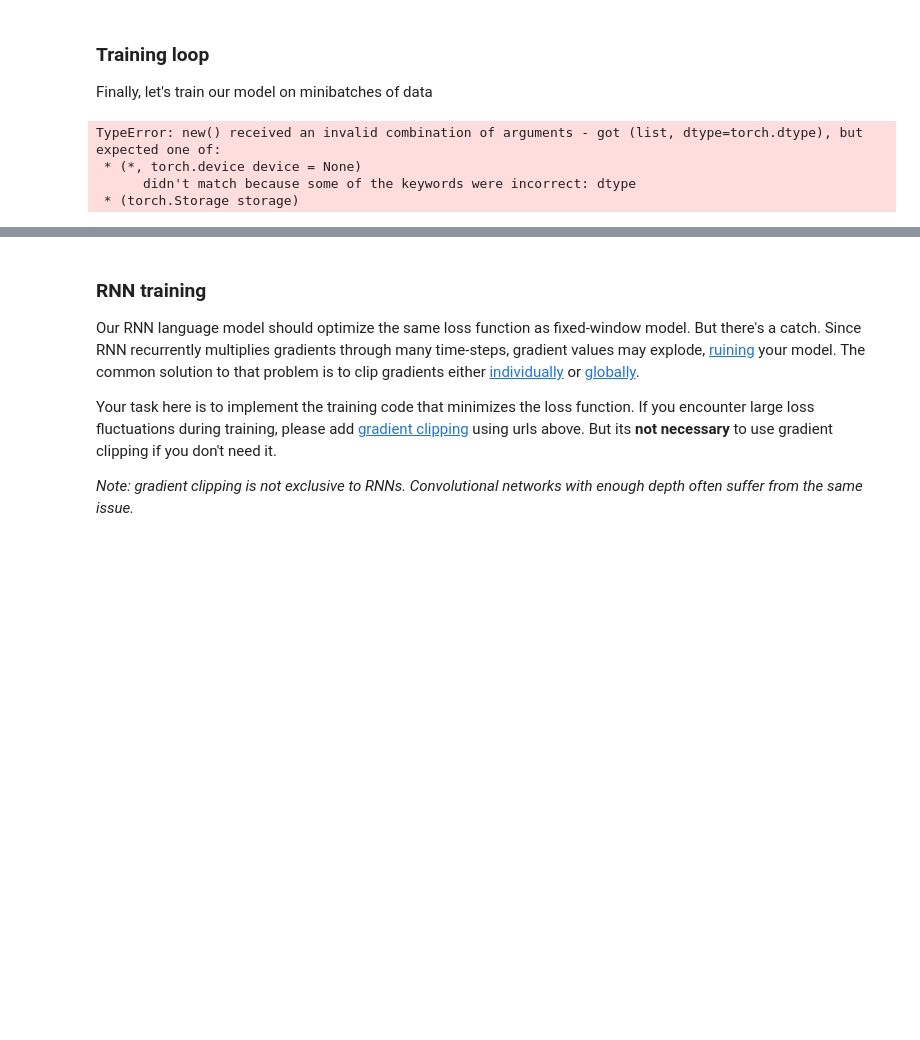
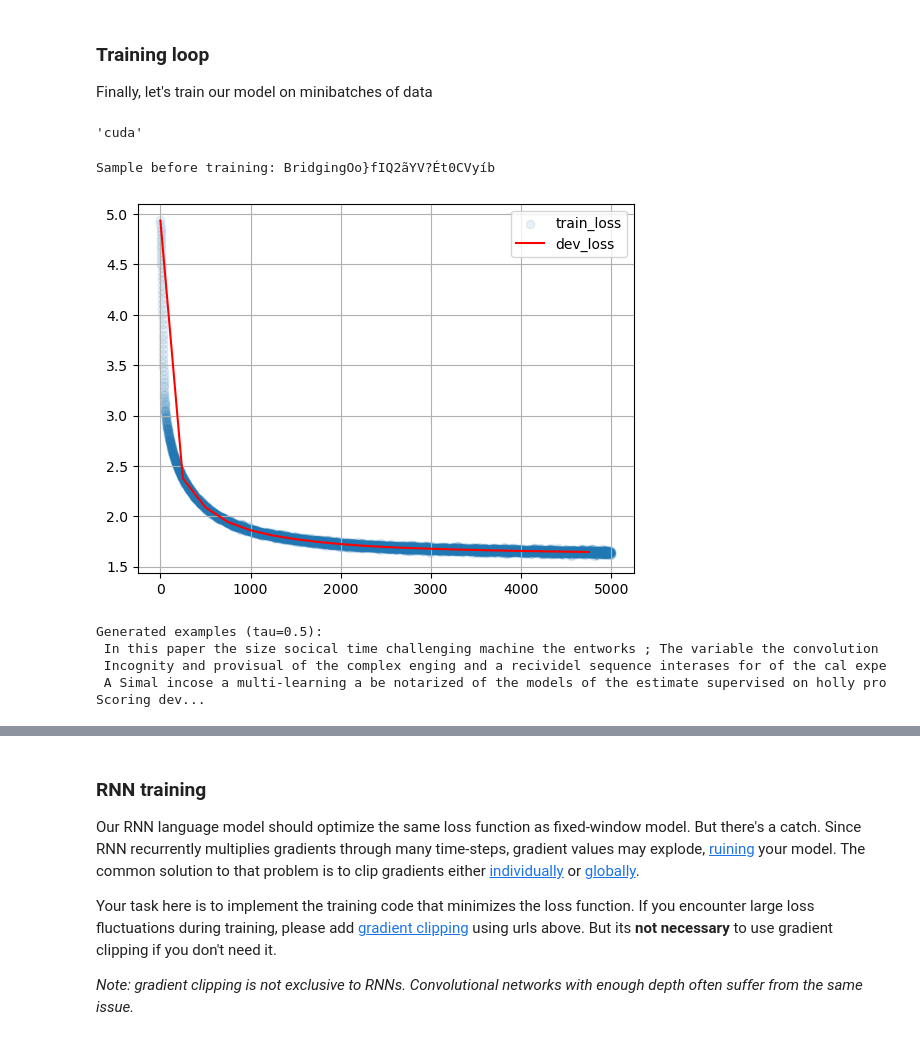
Before and after one commit to gaseln/nlp_course, a Jupyter notebook: week03_lm/homework_pytorch.ipynb, the cells around one changed output, grey strips where cells are left out. Saved outputs shown, nothing was run; the diff lists cells and outputs as text; code cells hidden in the pictures; blank space fills up the shorter version.

```diff
--- a/week03_lm/homework_pytorch.ipynb
+++ b/week03_lm/homework_pytorch.ipynb
@@ -271,11 +237,12 @@ tensor([[-4.7513, -4.8490, -5.1496, -4.6647, -4.3606, -4.9463, -5.3195, -5.1341,
 # %%
-def compute_loss(model, input_ix):
+def compute_loss(model, input_ix, device='cpu'):
     """
     :param model: language model that can compute next token logits given token indices
     :param input ix: int32 matrix of tokens, shape: [batch_size, length]; padded with eos_ix
     :returns: scalar loss function, mean crossentropy over non-eos tokens
     """
-    input_ix = torch.as_tensor(input_ix, dtype=torch.int64)
+    input_ix = torch.as_tensor(input_ix, dtype=torch.int64).to(device)
+    assert next(model.parameters()).is_cuda == (device == 'cuda')
 
     logits = model(input_ix[:, :-1])
     reference_answers = input_ix[:, 1:]
@@ -303,17 +270,17 @@ assert torch.allclose(loss_1, loss_2), 'do not include  AFTER first EOS into los
 
 You will need two functions: one to compute test loss and another to generate samples. For your convenience, we implemented them both in your stead.
 # %%
-def score_lines(model, dev_lines, batch_size):
+def score_lines(model, dev_lines, batch_size, device='cpu'):
     """ computes average loss over the entire dataset """
     dev_loss_num, dev_loss_len = 0., 0.
     with torch.no_grad():
         for i in range(0, len(dev_lines), batch_size):
             batch_ix = to_matrix(dev_lines[i: i + batch_size])
-            dev_loss_num += compute_loss(model, batch_ix).item() * len(batch_ix)
+            dev_loss_num += compute_loss(model, batch_ix, device).item() * len(batch_ix)
             dev_loss_len += len(batch_ix)
     return dev_loss_num / dev_loss_len
 
-def generate(model, prefix=BOS, temperature=1.0, max_len=100):
+def generate(model, prefix=BOS, temperature=1.0, max_len=100, device='cpu'):
     """
     Samples output sequence from probability distribution obtained by model
     :param temperature: samples proportionally to model probabilities ^ temperature
@@ -321,7 +288,7 @@ def generate(model, prefix=BOS, temperature=1.0, max_len=100):
     """
     with torch.no_grad():
         while True:
-            token_probs = model.get_possible_next_tokens(prefix)
+            token_probs = model.get_possible_next_tokens(prefix, device=device)
             tokens, probs = zip(*token_probs.items())
             if temperature == 0:
                 next_token = tokens[np.argmax(probs)]
@@ -337,10 +304,15 @@ def generate(model, prefix=BOS, temperature=1.0, max_len=100):
 ### Training loop
 
 Finally, let's train our model on minibatches of data
+# %%
+device = 'cuda' if torch.cuda.is_available() else 'cpu'
+# %%
+device
+# %% [output]
+'cuda'
 # %%
 from sklearn.model_selection import train_test_split
 train_lines, dev_lines = train_test_split(lines, test_size=0.25, random_state=42)
-dev_lines = torch.Tensor(dev_lines, dtype=torch.int64).to('cuda')
 
 batch_size = 256
 score_dev_every = 250
@@ -351,41 +323,45 @@ opt = torch.optim.Adam(model.parameters())
 # hint: if you ever wanted to switch to cuda, do it now.
 
 # score untrained model
-dev_history.append((0, score_lines(model, dev_lines, batch_size)))
-print("Sample before training:", generate(model, 'Bridging'))
+dev_history.append((0, score_lines(model, dev_lines, batch_size, device=device)))
+print("Sample before training:", generate(model, 'Bridging', device=device))
 # %% [output]
-TypeError: new() received an invalid combination of arguments - got (list, dtype=torch.dtype), but expected one of:
- * (*, torch.device device = None)
-      didn't match because some of the keywords were incorrect: dtype
- * (torch.Storage storage)
+Sample before training: BridgingOo}fIQ2ãYV?Ét0CVyíb
 # %%
 from IPython.display import clear_output
 from random import sample
 from tqdm import trange
 
 for i in trange(len(train_history), 5000):
     batch = to_matrix(sample(train_lines, batch_size))
 
 
-    loss_i = compute_loss(model, batch)
+    loss_i = compute_loss(model, batch, device=device)
 
     opt.zero_grad()
     loss_i.backward()
     opt.step()
 
     train_history.append((i, loss_i.item()))
 
     if (i + 1) % 50 == 0:
         clear_output(True)
         plt.scatter(*zip(*train_history), alpha=0.1, label='train_loss')
         if len(dev_history):
             plt.plot(*zip(*dev_history), color='red', label='dev_loss')
         plt.legend(); plt.grid(); plt.show()
         print("Generated examples (tau=0.5):")
         for _ in range(3):
-            print(generate(model, temperature=0.5))
+            print(generate(model, temperature=0.5, device=device))
 
     if (i + 1) % score_dev_every == 0:
         print("Scoring dev...")
-        dev_history.append((i, score_lines(model, dev_lines, batch_size)))
+        dev_history.append((i, score_lines(model, dev_lines, batch_size, device=device)))
         print('#%i Dev loss: %.3f' % dev_history[-1])
+# %% [output]
+[figure, added]
+Generated examples (tau=0.5):
+ In this paper the size socical time challenging machine the entworks ; The variable the convolution
+ Incognity and provisual of the complex enging and a recividel sequence interases for of the cal expe
+ A Simal incose a multi-learning a be notarized of the models of the estimate supervised on holly pro
+Scoring dev...
```
Also changed, not shown: parts of 18 cells of this notebook, 1 other file.
